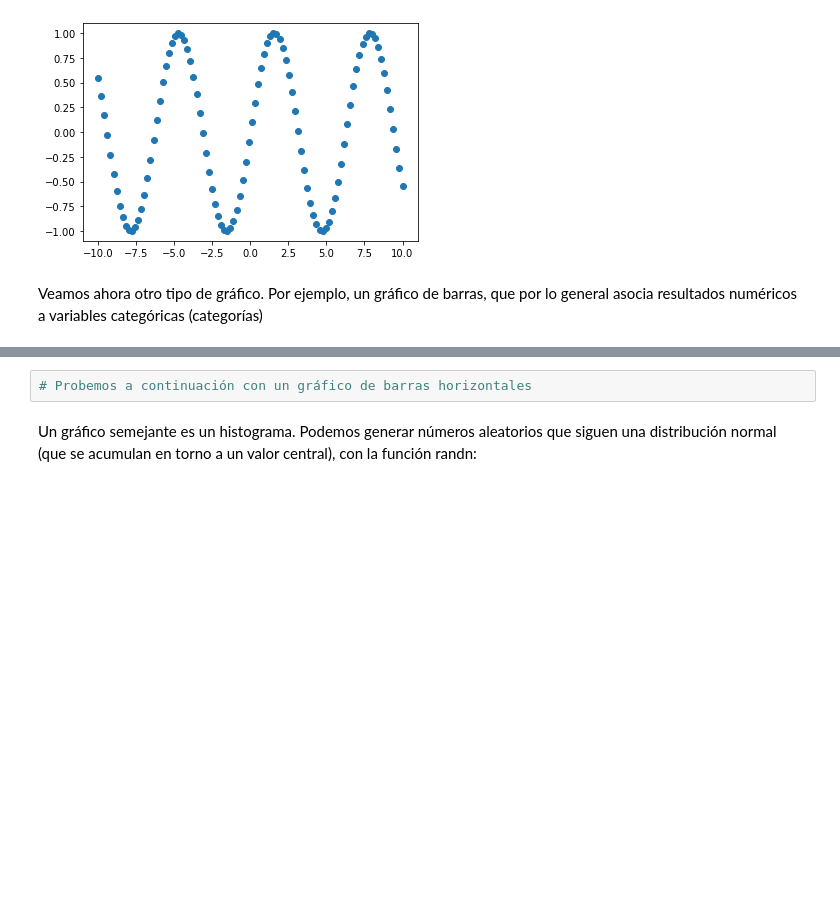
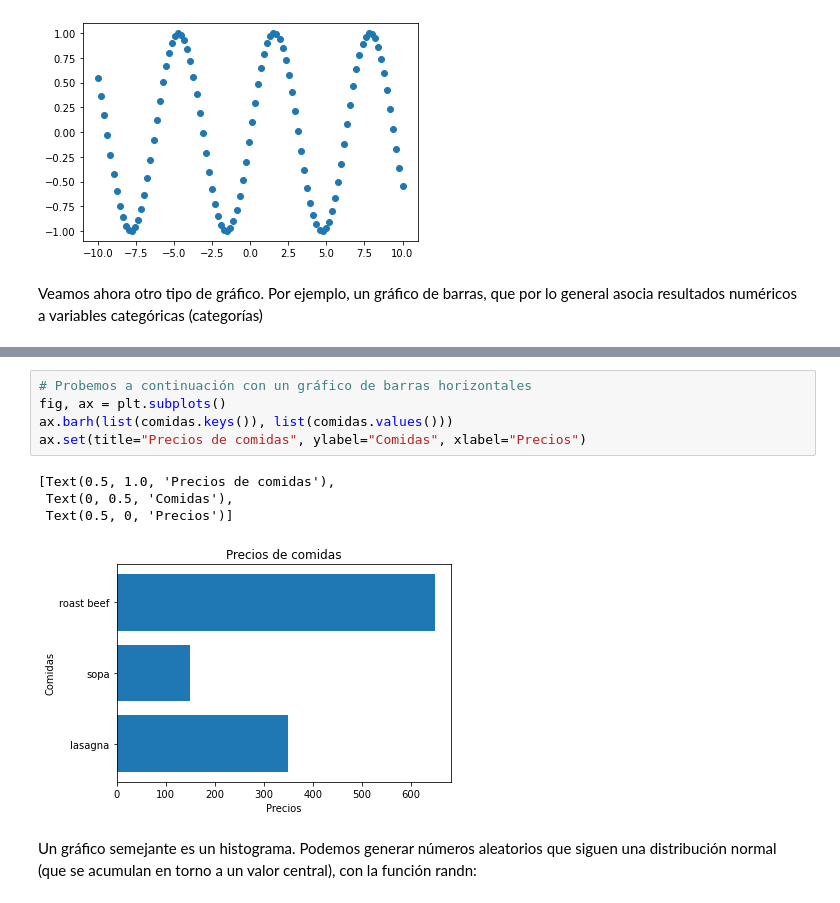
Before and after one commit to sszahinos/Python-Total-Course, a Jupyter notebook: Day 15 - Machine Learning/training/Python_TOTAL_Matplotlib.ipynb, the cells around one changed output, grey strips where cells are left out. Saved outputs shown, nothing was run; the diff lists cells and outputs as text; blank space fills up the shorter version.

```diff
--- a/Day 15 - Machine Learning/training/Python_TOTAL_Matplotlib.ipynb
+++ b/Day 15 - Machine Learning/training/Python_TOTAL_Matplotlib.ipynb
@@ -103,5 +111,13 @@ Veamos ahora otro tipo de gráfico. Por ejemplo, un gráfico de barras, que por
 # %%
 # Probemos a continuación con un gráfico de barras horizontales
+fig, ax = plt.subplots()
+ax.barh(list(comidas.keys()), list(comidas.values()))
+ax.set(title="Precios de comidas", ylabel="Comidas", xlabel="Precios")
+# %% [output]
+[Text(0.5, 1.0, 'Precios de comidas'),
+ Text(0, 0.5, 'Comidas'),
+ Text(0.5, 0, 'Precios')]
+[figure, added]
 # %% [markdown]
 Un gráfico semejante es un histograma. Podemos generar números aleatorios que siguen una distribución normal (que se acumulan en torno a un valor central), con la función randn:
 # %%
```
Also changed, not shown: parts of 8 cells of this notebook.
